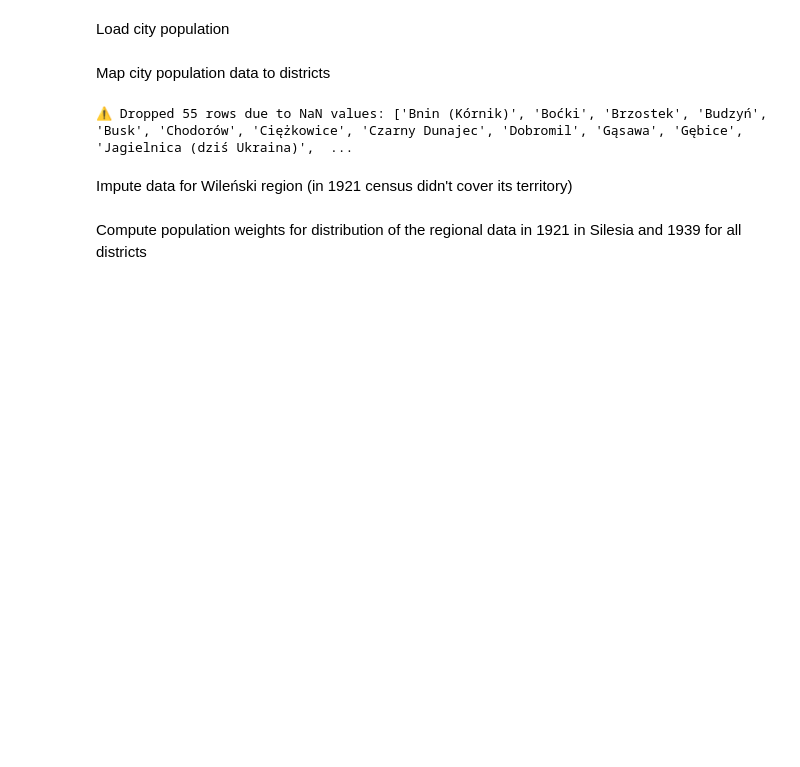
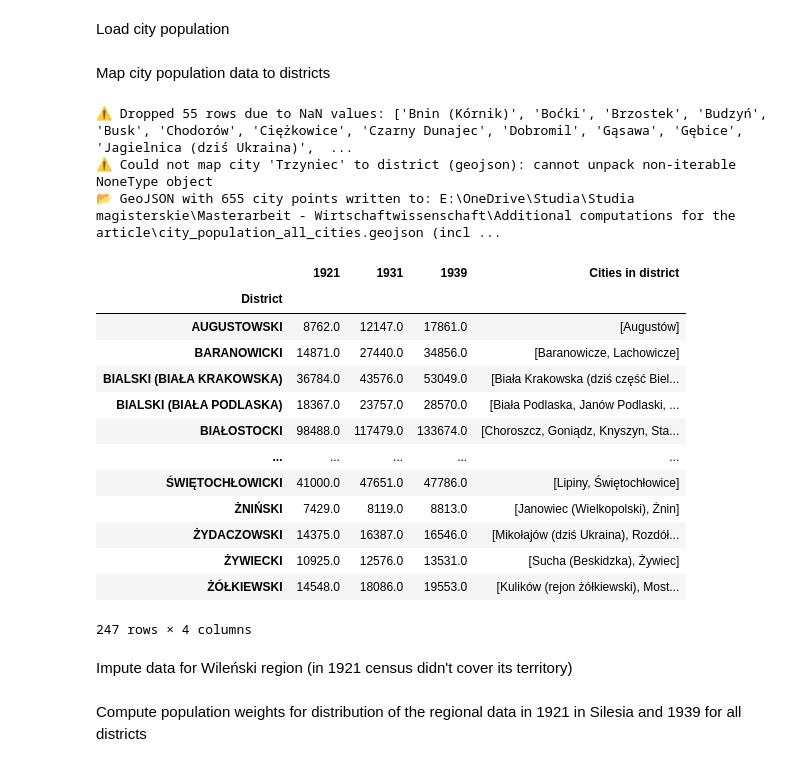
Before and after one commit to jjkiljanski/border_harmonization_toolkit, a Jupyter notebook: examples/interwar_poland/district_gdp/gdp_computation.ipynb, the cells around one changed output. Drawn from its saved outputs; the diff is of its cells as text; code cells hidden in the pictures; blank space fills up the shorter version.

```diff
--- a/examples/interwar_poland/district_gdp/gdp_computation.ipynb
+++ b/examples/interwar_poland/district_gdp/gdp_computation.ipynb
@@ -37,2 +29,0 @@ administrative_history.export_geojson(adm_history_processor.harmonize_to_date, e
-# %%
-no_of_buildings, no_of_buildings_data_table_metadata, no_of_buildings_adm_state_date = adm_history_api.load_data_table(data_table_id = '1921-number_of_buildings_ready', version='harmonized', custom_grouping=d_city_mapping, custom_grouping_method = 'sum')
@@ -41,2 +29,0 @@ no_of_buildings.to_csv(r"E:\OneDrive\Studia\Studia magisterskie\Masterarbeit - W
-# %%
-building_counts, building_counts_data_table_metadata, building_counts_adm_state_date = adm_history_api.load_data_table(data_table_id = '1921-building_counts_ready', version='harmonized', custom_grouping=d_city_mapping, custom_grouping_method = 'sum')
@@ -318,7 +301,9 @@ city_population = pd.concat([
 Map city population data to districts
 # %%
 # Map city data to districts
-dist_urban_population = adm_history_processor.map_city_data_to_dists(city_population, reference_date, custom_grouping=d_city_mapping, custom_grouping_method = 'sum')
+dist_urban_population = adm_history_processor.map_city_data_to_dists(city_population, reference_date, custom_grouping=d_city_mapping, custom_grouping_method = 'sum', geojson_path = r'E:\OneDrive\Studia\Studia magisterskie\Masterarbeit - Wirtschaftwissenschaft\Additional computations for the article\city_population_all_cities.geojson', include_nan_rows_in_geojson=True)
 dist_urban_population.index.name = "District"
 # %% [output]
 ⚠️ Dropped 55 rows due to NaN values: ['Bnin (Kórnik)', 'Boćki', 'Brzostek', 'Budzyń', 'Busk', 'Chodorów', 'Ciężkowice', 'Czarny Dunajec', 'Dobromil', 'Gąsawa', 'Gębice', 'Jagielnica (dziś Ukraina)',  ...
+⚠️ Could not map city 'Trzyniec' to district (geojson): cannot unpack non-iterable NoneType object
+📂 GeoJSON with 655 city points written to: E:\OneDrive\Studia\Studia magisterskie\Masterarbeit - Wirtschaftwissenschaft\Additional computations for the article\city_population_all_cities.geojson (incl ...
@@ -325,3 +315,20 @@ dist_urban_population.index.name = "District"
+# %%
+dist_urban_population
+# %% [output]
+|  | 1921 | 1931 | 1939 | Cities in district |
+| District |  |  |  |  |
+| AUGUSTOWSKI | 8762.0 | 12147.0 | 17861.0 | [Augustów] |
+| BARANOWICKI | 14871.0 | 27440.0 | 34856.0 | [Baranowicze, Lachowicze] |
+| BIALSKI (BIAŁA KRAKOWSKA) | 36784.0 | 43576.0 | 53049.0 | [Biała Krakowska (dziś część Biel... |
+| BIALSKI (BIAŁA PODLASKA) | 18367.0 | 23757.0 | 28570.0 | [Biała Podlaska, Janów Podlaski, ... |
+| BIAŁOSTOCKI | 98488.0 | 117479.0 | 133674.0 | [Choroszcz, Goniądz, Knyszyn, Sta... |
+| ... | ... | ... | ... | ... |
+| ŚWIĘTOCHŁOWICKI | 41000.0 | 47651.0 | 47786.0 | [Lipiny, Świętochłowice] |
+| ŻNIŃSKI | 7429.0 | 8119.0 | 8813.0 | [Janowiec (Wielkopolski), Żnin] |
+| ŻYDACZOWSKI | 14375.0 | 16387.0 | 16546.0 | [Mikołajów (dziś Ukraina), Rozdół... |
+| ŻYWIECKI | 10925.0 | 12576.0 | 13531.0 | [Sucha (Beskidzka), Żywiec] |
+| ŻÓŁKIEWSKI | 14548.0 | 18086.0 | 19553.0 | [Kulików (rejon żółkiewski), Most... |
+247 rows × 4 columns
 # %% [markdown]
 Impute data for Wileński region (in 1921 census didn't cover its territory)
 # %%
```
Also changed, not shown: parts of 48 cells of this notebook, 1 other file.
